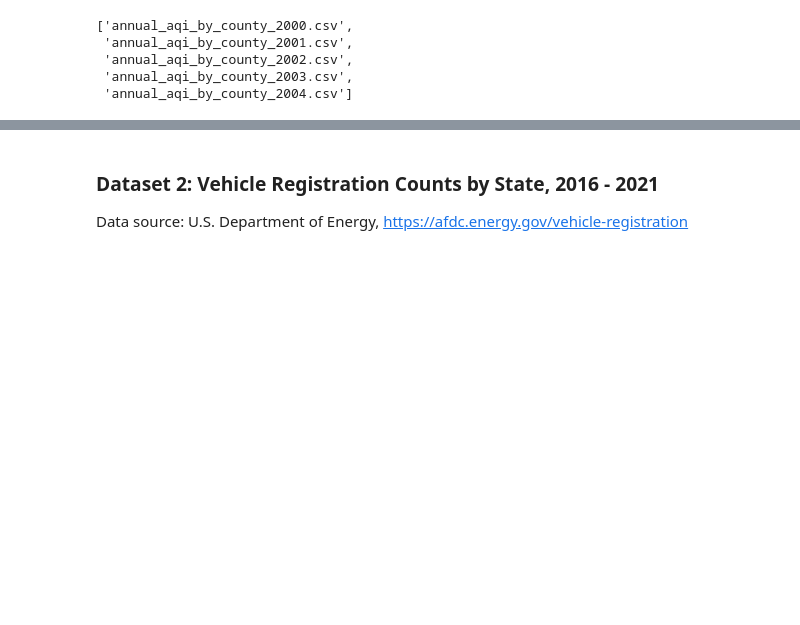
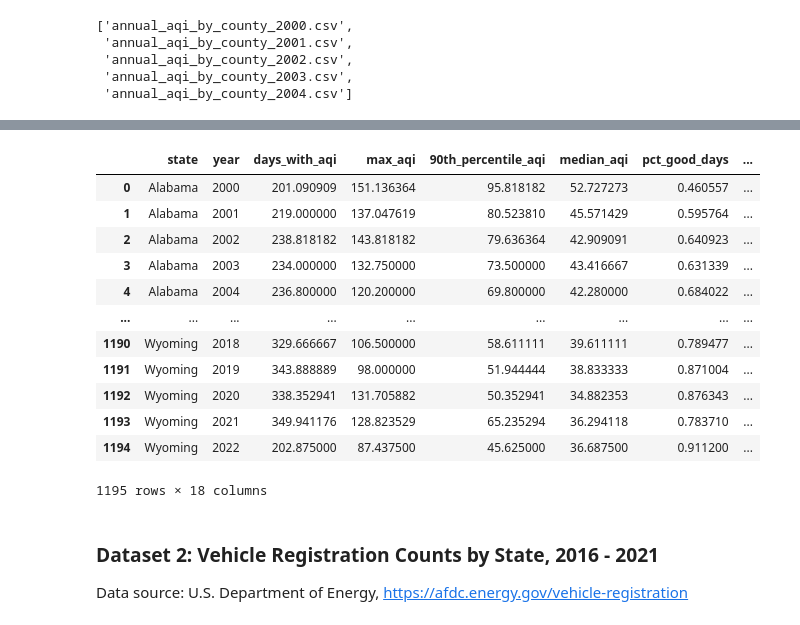
Before and after one commit to boay00/group-project-ev, a Jupyter notebook: 01_data_collection.ipynb, the cells around one changed output, grey strips where cells are left out. Drawn from its saved outputs; the diff is of its cells as text; code cells hidden in the pictures; blank space fills up the shorter version.

```diff
--- a/01_data_collection.ipynb
+++ b/01_data_collection.ipynb
@@ -85,0 +115,36 @@ dtype: int64
+# %%
+air_quality = air_quality[~air_quality['state'].isin(['Canada', 'Country Of Mexico', 'Puerto Rico'])]
+# %%
+quality_cols = [
+    'good_days',
+    'moderate_days',
+    'unhealthy_for_sensitive_groups_days',
+    'unhealthy_days',
+    'very_unhealthy_days',
+    'hazardous_days'
+]
+
+cols_to_sum = [col for col in quality_cols if col != 'good_days']
+
+# Create the new column
+air_quality['bad_days'] = air_quality[cols_to_sum].sum(axis=1)
+# %%
+day_count_cols = [
+    'good_days',
+    'moderate_days',
+    'unhealthy_for_sensitive_groups_days',
+    'unhealthy_days', 'very_unhealthy_days',
+    'hazardous_days',
+    'days_co',
+    'days_no2',
+    'days_ozone',
+    'days_pm2.5',
+    'days_pm10',
+    'bad_days'
+]
+
+# iterate through the columns and divide each by 'days_with_aqi'
+for col in day_count_cols:
+    air_quality[f'pct_{col}'] = air_quality[col] / air_quality['days_with_aqi']
+# %%
+air_quality = air_quality.drop(columns=day_count_cols)
@@ -88,0 +175,17 @@ file_merge.to_csv('output/air_quality.csv', index=False)
+# %%
+air_quality_by_state = air_quality.groupby(['state', 'year']).mean(numeric_only=True).reset_index()
+air_quality_by_state
+# %% [output]
+|  | state | year | days_with_aqi | max_aqi | 90th_percentile_aqi | median_aqi | pct_good_days | ... |
+| 0 | Alabama | 2000 | 201.090909 | 151.136364 | 95.818182 | 52.727273 | 0.460557 | ... |
+| 1 | Alabama | 2001 | 219.000000 | 137.047619 | 80.523810 | 45.571429 | 0.595764 | ... |
+| 2 | Alabama | 2002 | 238.818182 | 143.818182 | 79.636364 | 42.909091 | 0.640923 | ... |
+| 3 | Alabama | 2003 | 234.000000 | 132.750000 | 73.500000 | 43.416667 | 0.631339 | ... |
+| 4 | Alabama | 2004 | 236.800000 | 120.200000 | 69.800000 | 42.280000 | 0.684022 | ... |
+| ... | ... | ... | ... | ... | ... | ... | ... | ... |
+| 1190 | Wyoming | 2018 | 329.666667 | 106.500000 | 58.611111 | 39.611111 | 0.789477 | ... |
+| 1191 | Wyoming | 2019 | 343.888889 | 98.000000 | 51.944444 | 38.833333 | 0.871004 | ... |
+| 1192 | Wyoming | 2020 | 338.352941 | 131.705882 | 50.352941 | 34.882353 | 0.876343 | ... |
+| 1193 | Wyoming | 2021 | 349.941176 | 128.823529 | 65.235294 | 36.294118 | 0.783710 | ... |
+| 1194 | Wyoming | 2022 | 202.875000 | 87.437500 | 45.625000 | 36.687500 | 0.911200 | ... |
+1195 rows × 18 columns
```
Also changed, not shown: parts of 15 cells of this notebook, 4 other files.
